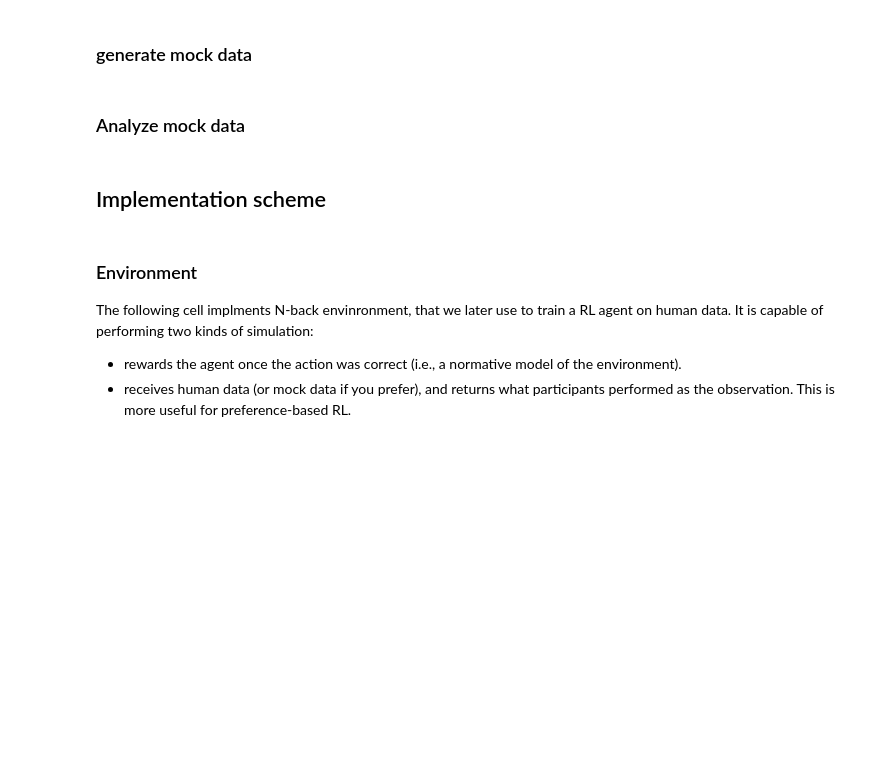
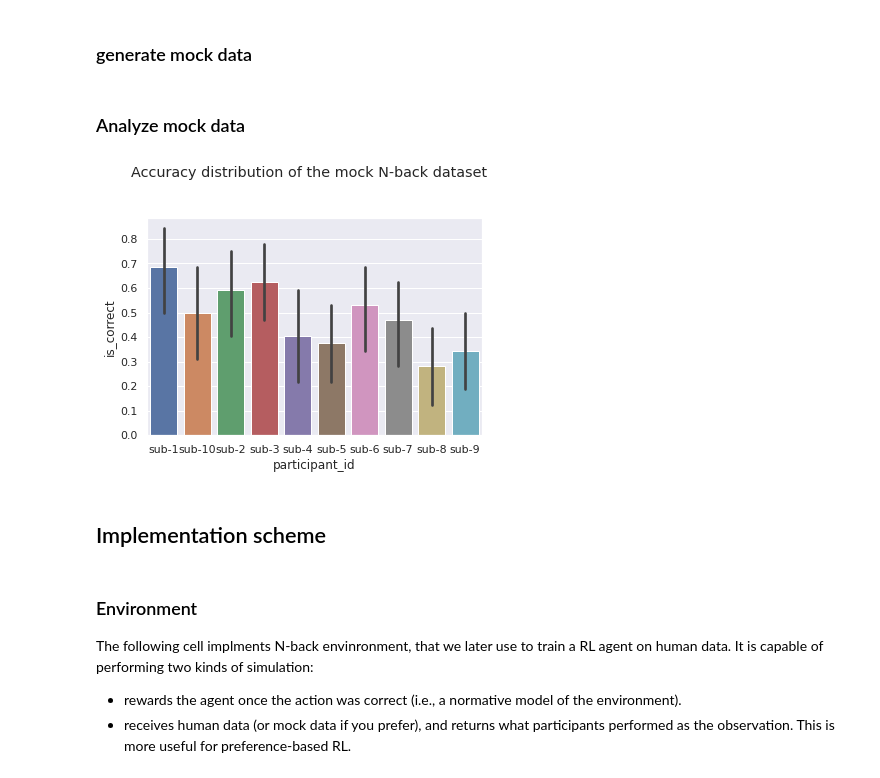
Before and after one commit to lynn0503/NMA2022DL_Mohinga_Project, a Jupyter notebook: human_rl_v2.ipynb, the cells around one changed output. Drawn from its saved outputs; the diff is of its cells as text; code cells hidden in the pictures; blank space fills up the shorter version.

```diff
--- a/human_rl_v2.ipynb
+++ b/human_rl_v2.ipynb
@@ -124,20 +124,20 @@ def generate_mock_nback_dataset(N=2,
 
   participant_ids = sorted([f'sub-{pid}' for pid in range(1, n_participants + 1)] * n_trials)
   trial_indices = list(range(1, n_trials + 1)) * n_participants
-#   stimulus_sequence = np.random.choice(stimulus_choices, n_rows)
+  stimulus_sequence = np.random.choice(stimulus_choices, n_rows)
 
   # change stimuluse_sequence to control match and non-match number
-  stimulus_sequence=np.ones(n_rows)
+  # stimulus_sequence=np.ones(n_rows)
   # match prob will be slightly higher than non-match prob
-  for i in range(n_rows):
-    if i<N:
-        stimulus_sequence[i]=np.random.choice(len(stimulus_choices))
-    else:
-        rand=np.random.random()
-        if rand < 0.4:
-            stimulus_sequence[i]=stimulus_sequence[i-N]
-        else:
-            stimulus_sequence[i]=np.random.choice(len(stimulus_choices))
+  # for i in range(n_rows):
+  #   if i<N:
+  #       stimulus_sequence[i]=np.random.choice(len(stimulus_choices))
+  #   else:
+  #       rand=np.random.random()
+  #       if rand < 0.4:
+  #           stimulus_sequence[i]=stimulus_sequence[i-N]
+  #       else:
+  #           stimulus_sequence[i]=np.random.choice(len(stimulus_choices))
 
 
   responses = np.random.choice(response_choices, n_rows)
@@ -167,30 +167,32 @@ def generate_mock_nback_dataset(N=2,
 # %%
 
 # ========
 # now generate the actual data with the provided function and plot some of its features
 N=2
 episode_steps=500
 mock_nback_data = generate_mock_nback_dataset()
 mock_nback_data['is_correct'] = mock_nback_data['is_correct'].astype(int)
 
 
 # sns.displot(data=mock_nback_data, x='response_time')
 # plt.suptitle('response time distribution of the mock N-back dataset', y=1.01)
 # plt.show()
 
-# sns.displot(data=mock_nback_data1, x='is_correct')
+# sns.displot(data=mock_nback_data, x='is_correct')
 # plt.suptitle('Accuracy distribution of the mock N-back dataset', y=1.06)
 # plt.show()
 
-# sns.barplot(data=mock_nback_data1, y='is_correct', x='participant_id')
-# plt.suptitle('Accuracy distribution of the mock N-back dataset', y=1.06)
-# plt.show()
+sns.barplot(data=mock_nback_data, y='is_correct', x='participant_id')
+plt.suptitle('Accuracy distribution of the mock N-back dataset', y=1.06)
+plt.show()
 
 # mock_nback_data1.head()
 
-# sns.displot(data=mock_nback_data1, x='expected_response')
+# sns.displot(data=mock_nback_data, x='expected_response')
 # plt.suptitle('correct-action distribution of the mock N-back dataset', y=1.06)
 # plt.show()
+# %% [output]
+[figure, added]
 # %% [markdown]
 ## Implementation scheme
 # %% [markdown]
```
Also changed, not shown: parts of 18 cells of this notebook.
